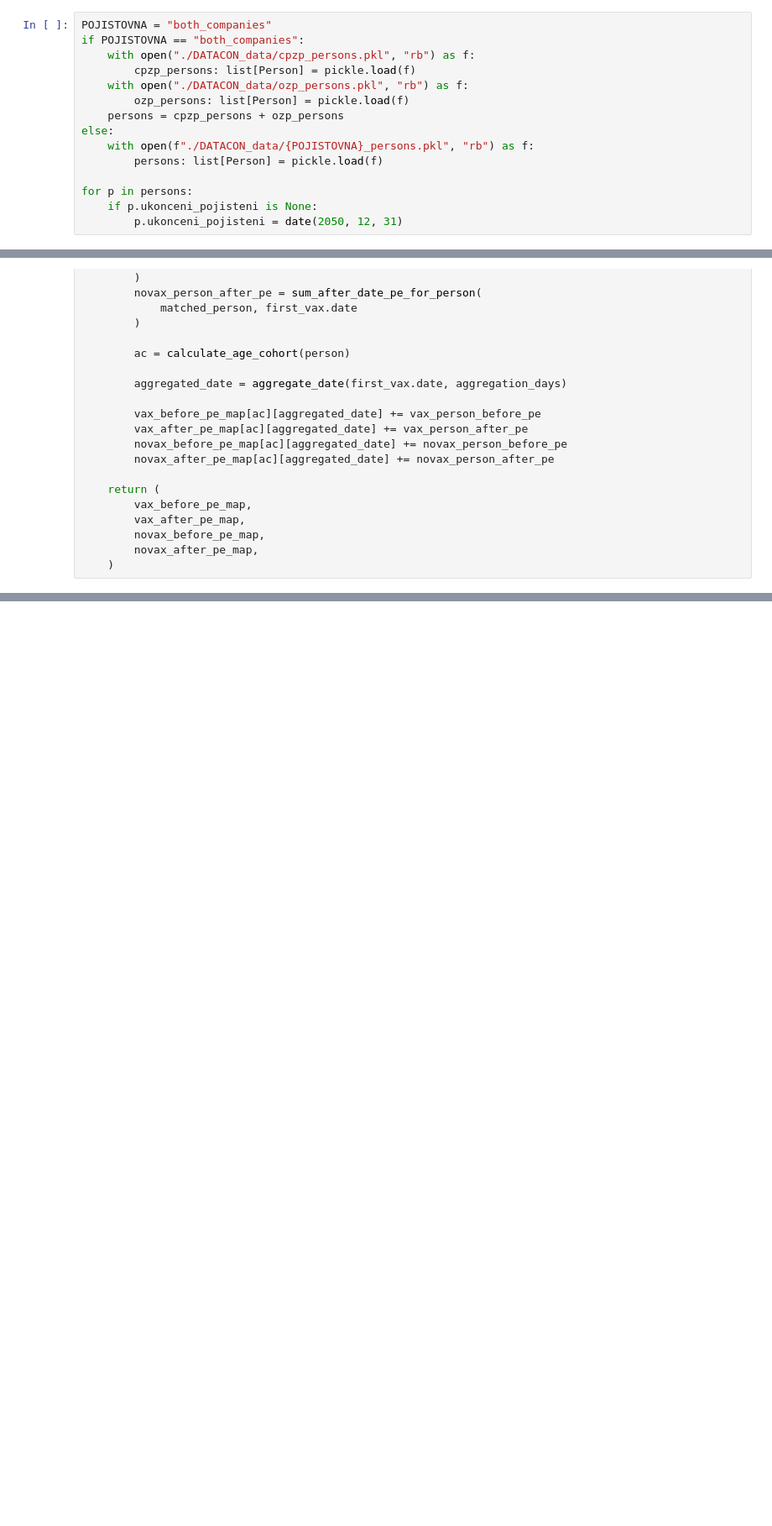
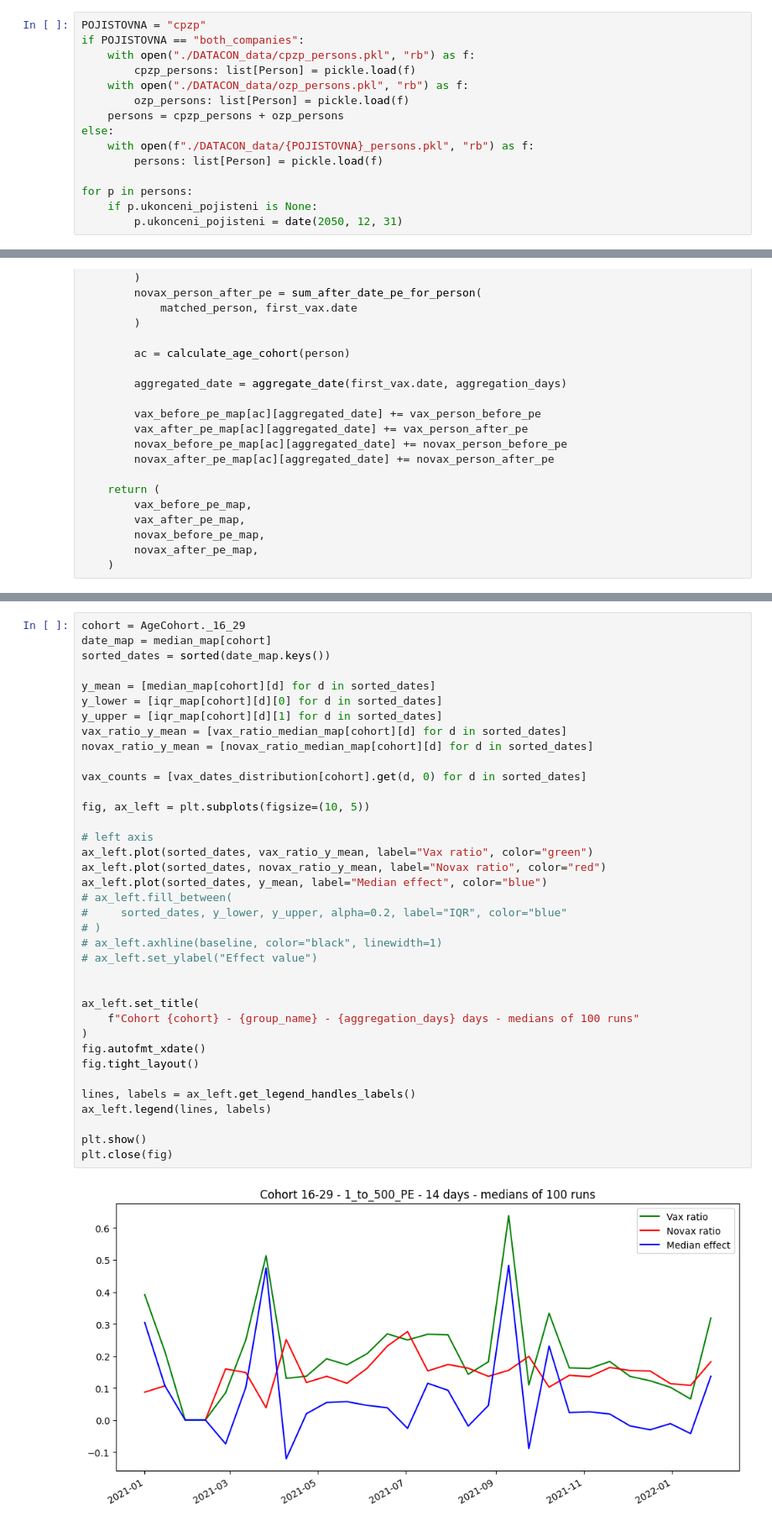
Before and after one commit to ROGR3/ARCHA21-DATACON, a Jupyter notebook: matching_analysis.ipynb, the cells around one changed output, grey strips where cells are left out. Shown at 84% size. Saved outputs shown, nothing was run; the diff lists cells and outputs as text; blank space fills up the shorter version.

```diff
--- a/matching_analysis.ipynb
+++ b/matching_analysis.ipynb
@@ -153,7 +153,7 @@ OTEVRENI_NEJSTARSI_CASTI_HLAVNI_PERIODA = {
     AgeCohort._50_59: date(2021, 4, 24),
 }
 # %%
-POJISTOVNA = "both_companies"
+POJISTOVNA = "cpzp"
 if POJISTOVNA == "both_companies":
     with open("./DATACON_data/cpzp_persons.pkl", "rb") as f:
         cpzp_persons: list[Person] = pickle.load(f)
@@ -571,3 +717,42 @@ Processed 99 runs
+# %%
+cohort = AgeCohort._16_29
+date_map = median_map[cohort]
+sorted_dates = sorted(date_map.keys())
+
+y_mean = [median_map[cohort][d] for d in sorted_dates]
+y_lower = [iqr_map[cohort][d][0] for d in sorted_dates]
+y_upper = [iqr_map[cohort][d][1] for d in sorted_dates]
+vax_ratio_y_mean = [vax_ratio_median_map[cohort][d] for d in sorted_dates]
+novax_ratio_y_mean = [novax_ratio_median_map[cohort][d] for d in sorted_dates]
+
+vax_counts = [vax_dates_distribution[cohort].get(d, 0) for d in sorted_dates]
+
+fig, ax_left = plt.subplots(figsize=(10, 5))
+
+# left axis
+ax_left.plot(sorted_dates, vax_ratio_y_mean, label="Vax ratio", color="green")
+ax_left.plot(sorted_dates, novax_ratio_y_mean, label="Novax ratio", color="red")
+ax_left.plot(sorted_dates, y_mean, label="Median effect", color="blue")
+# ax_left.fill_between(
+#     sorted_dates, y_lower, y_upper, alpha=0.2, label="IQR", color="blue"
+# )
+# ax_left.axhline(baseline, color="black", linewidth=1)
+# ax_left.set_ylabel("Effect value")
+
+
+ax_left.set_title(
+    f"Cohort {cohort} - {group_name} - {aggregation_days} days - medians of 100 runs"
+)
+fig.autofmt_xdate()
+fig.tight_layout()
+
+lines, labels = ax_left.get_legend_handles_labels()
+ax_left.legend(lines, labels)
+
+plt.show()
+plt.close(fig)
+# %% [output]
+[figure, added]
 # %%
 folder_path = f"out/{POJISTOVNA}/matching_analysis/main_timeframe/{group_name}/{aggregation_days}_days_aggregation"
 for cohort, date_map in median_map.items():
```
Also changed, not shown: parts of 11 cells of this notebook, 23 other files.
